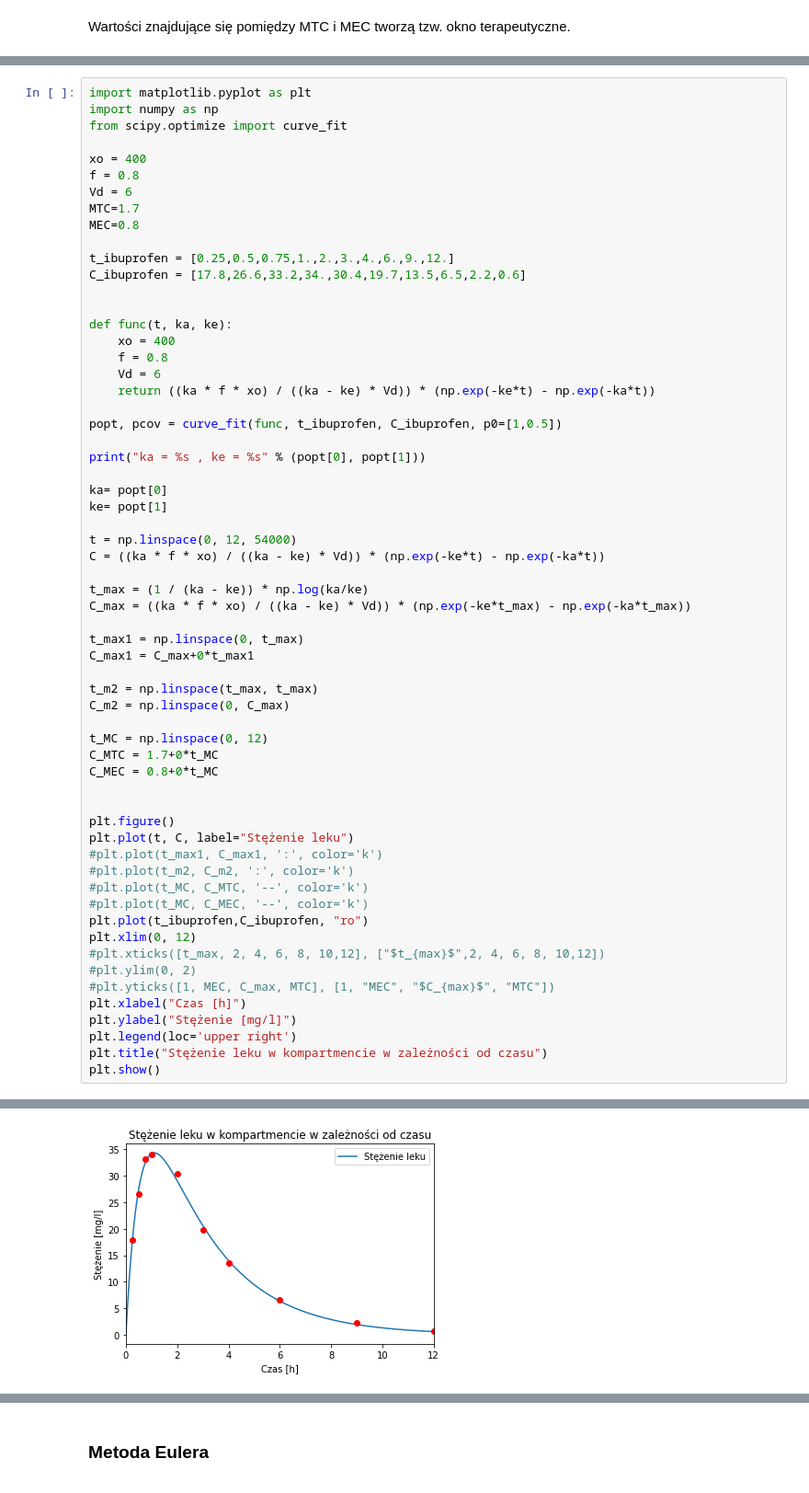
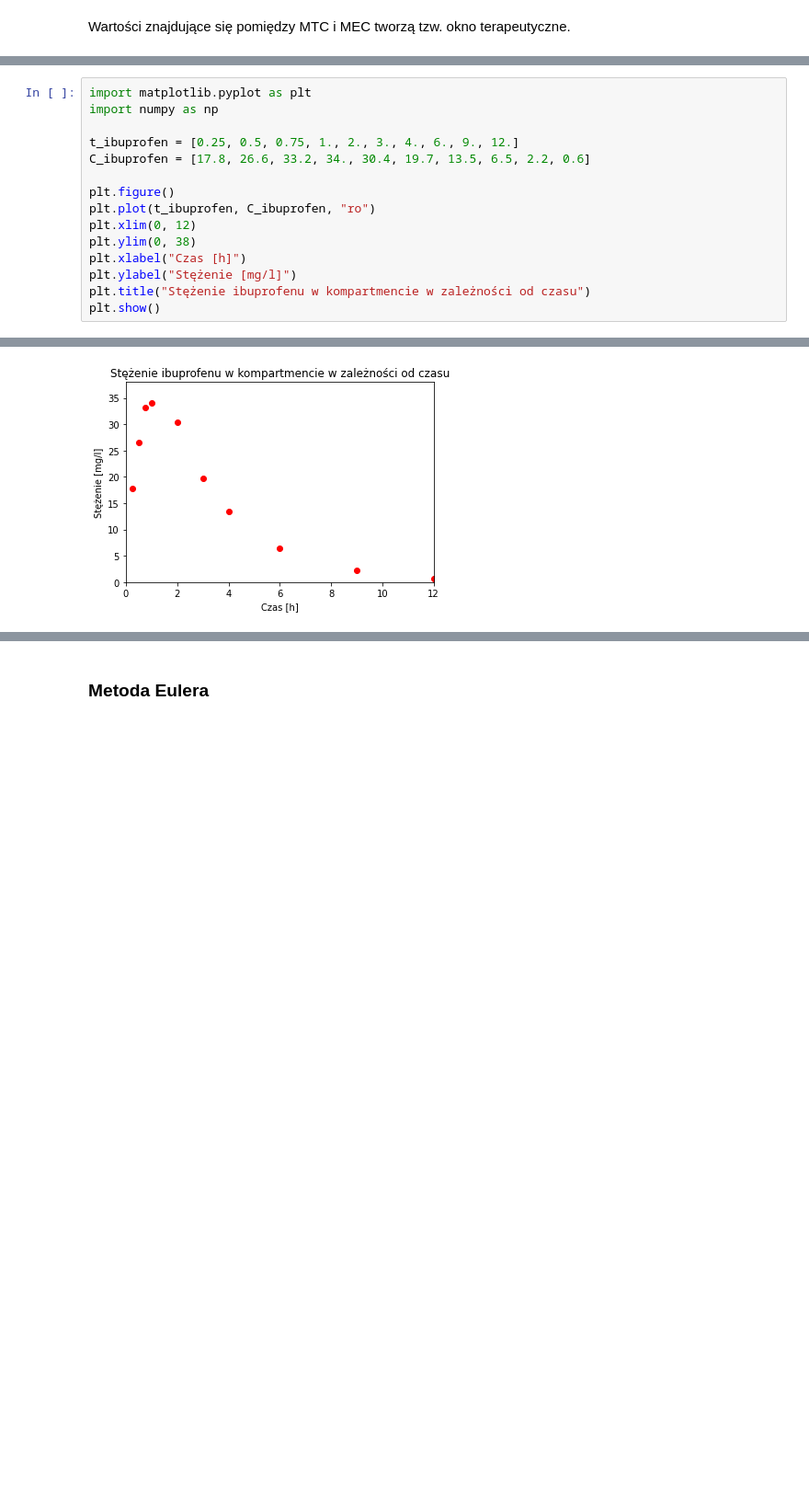
Before and after one commit to github-kamilk/Differential-equation, a Jupyter notebook: Iwach_Kowalski.ipynb, the cells around one changed output, grey strips where cells are left out. Shown at 92% size. Cells and saved outputs as stored; diff of their text form; blank space fills up the shorter version.

```diff
--- a/Iwach_Kowalski.ipynb
+++ b/Iwach_Kowalski.ipynb
@@ -452,62 +450,16 @@ Wartości znajdujące się pomiędzy MTC i MEC tworzą tzw. okno terapeutyczne.
 # %%
 import matplotlib.pyplot as plt
 import numpy as np
-from scipy.optimize import curve_fit
 
-xo = 400
-f = 0.8
-Vd = 6
-MTC=1.7
-MEC=0.8
-
-t_ibuprofen = [0.25,0.5,0.75,1.,2.,3.,4.,6.,9.,12.]
-C_ibuprofen = [17.8,26.6,33.2,34.,30.4,19.7,13.5,6.5,2.2,0.6]
-
-
-def func(t, ka, ke):
-    xo = 400
-    f = 0.8
-    Vd = 6
-    return ((ka * f * xo) / ((ka - ke) * Vd)) * (np.exp(-ke*t) - np.exp(-ka*t))
-
-popt, pcov = curve_fit(func, t_ibuprofen, C_ibuprofen, p0=[1,0.5])
-
-print("ka = %s , ke = %s" % (popt[0], popt[1]))
-
-ka= popt[0]
-ke= popt[1]
-
-t = np.linspace(0, 12, 54000)
-C = ((ka * f * xo) / ((ka - ke) * Vd)) * (np.exp(-ke*t) - np.exp(-ka*t))
-
-t_max = (1 / (ka - ke)) * np.log(ka/ke)
-C_max = ((ka * f * xo) / ((ka - ke) * Vd)) * (np.exp(-ke*t_max) - np.exp(-ka*t_max))
-
-t_max1 = np.linspace(0, t_max)
-C_max1 = C_max+0*t_max1
-
-t_m2 = np.linspace(t_max, t_max)
-C_m2 = np.linspace(0, C_max)
-
-t_MC = np.linspace(0, 12)
-C_MTC = 1.7+0*t_MC
-C_MEC = 0.8+0*t_MC
-
+t_ibuprofen = [0.25, 0.5, 0.75, 1., 2., 3., 4., 6., 9., 12.]
+C_ibuprofen = [17.8, 26.6, 33.2, 34., 30.4, 19.7, 13.5, 6.5, 2.2, 0.6]
 
 plt.figure()
-plt.plot(t, C, label="Stężenie leku")
-#plt.plot(t_max1, C_max1, ':', color='k')
-#plt.plot(t_m2, C_m2, ':', color='k')
-#plt.plot(t_MC, C_MTC, '--', color='k')
-#plt.plot(t_MC, C_MEC, '--', color='k')
-plt.plot(t_ibuprofen,C_ibuprofen, "ro")
+plt.plot(t_ibuprofen, C_ibuprofen, "ro")
 plt.xlim(0, 12)
-#plt.xticks([t_max, 2, 4, 6, 8, 10,12], ["$t_{max}$",2, 4, 6, 8, 10,12])
-#plt.ylim(0, 2)
-#plt.yticks([1, MEC, C_max, MTC], [1, "MEC", "$C_{max}$", "MTC"])
+plt.ylim(0, 38)
 plt.xlabel("Czas [h]")
 plt.ylabel("Stężenie [mg/l]")
-plt.legend(loc='upper right')
-plt.title("Stężenie leku w kompartmencie w zależności od czasu")
+plt.title("Stężenie ibuprofenu w kompartmencie w zależności od czasu")
 plt.show()
 # %% [output]
@@ -515 +466 @@ ka = 1.721253732746632 , ke = 0.3987060834279484
-[figure, old version]
+[figure, new version]
```
Also changed, not shown: parts of 16 cells of this notebook.
